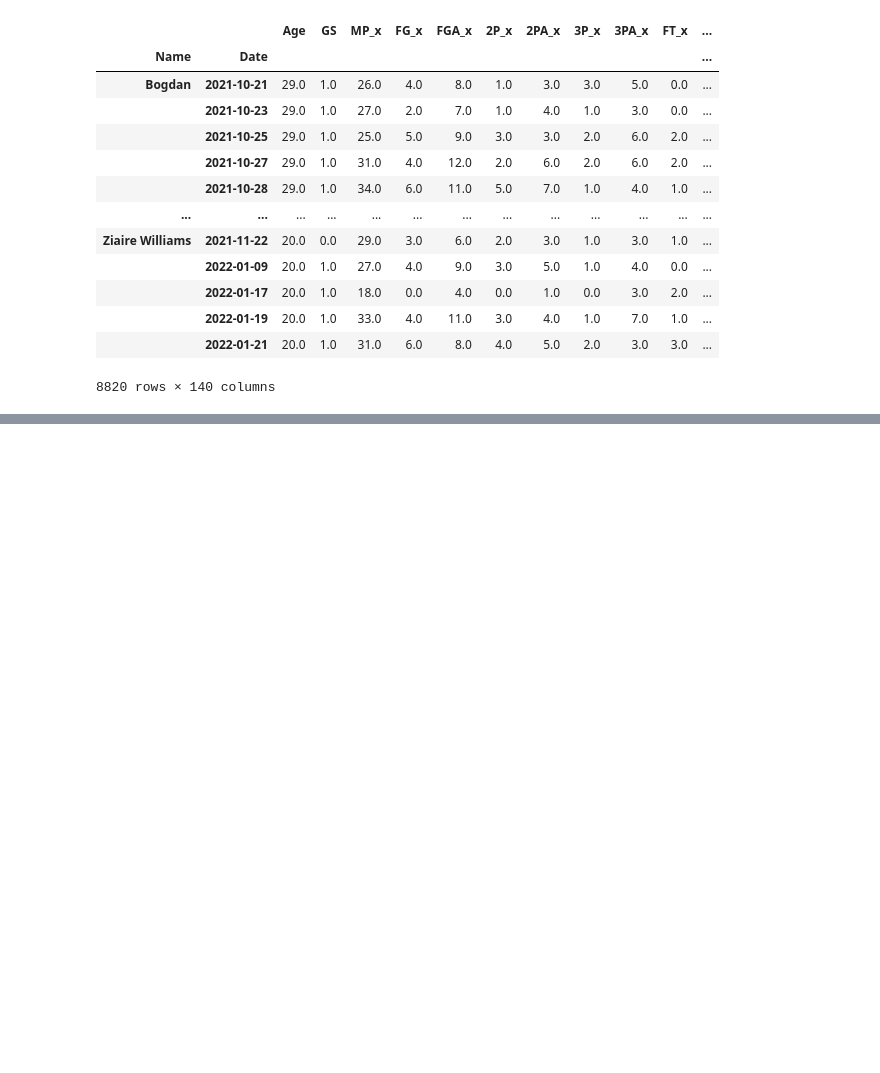
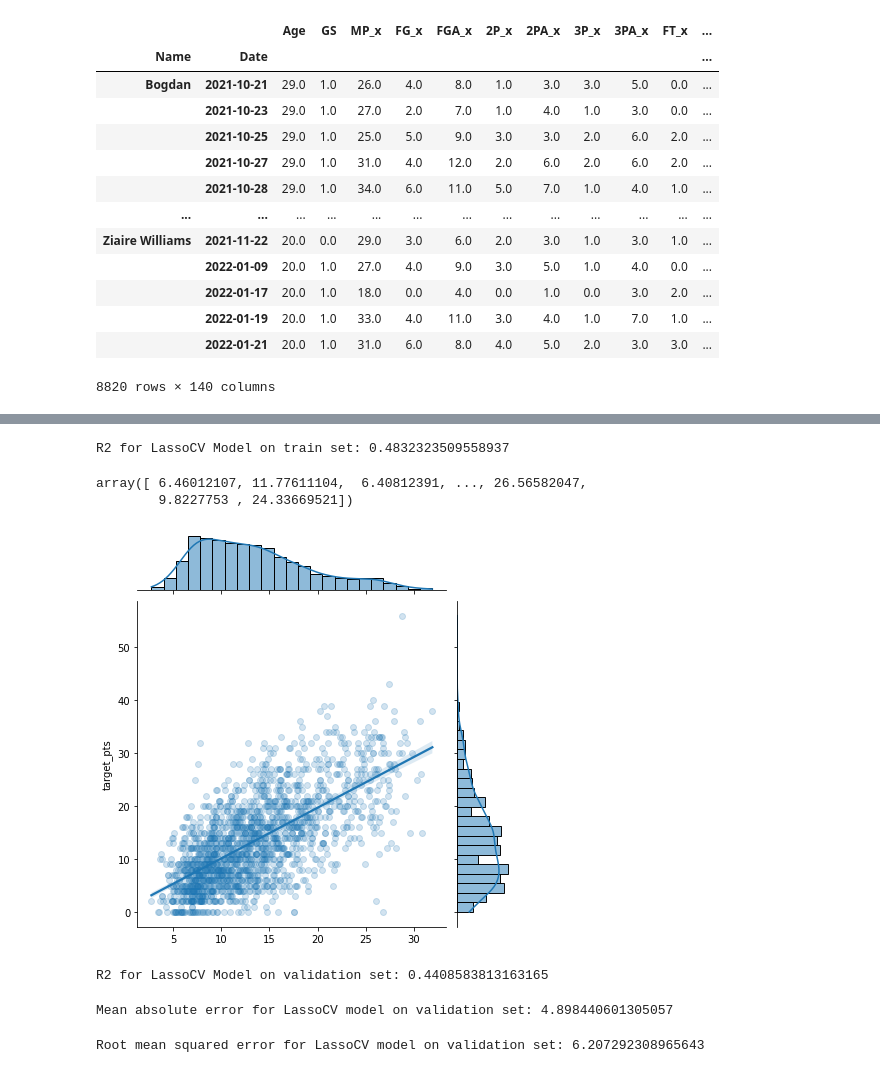
Before and after one commit to VinceDiR/Prop_Betting_Regression_Project, a Jupyter notebook: Modeling + Scoring (Step 4).ipynb, the cells around one changed output, grey strips where cells are left out. Drawn from its saved outputs; the diff is of its cells as text; code cells hidden in the pictures; blank space fills up the shorter version.

```diff
--- a/Modeling + Scoring (Step 4).ipynb
+++ b/Modeling + Scoring (Step 4).ipynb
@@ -57,0 +65,9 @@ Name: target_pts, Length: 8820, dtype: float64
+# %%
+X_train_scaled = scaler.fit_transform(X_train.values)
+# %%
+X_val_scaled = scaler.fit_transform(X_val.values)
+# %%
+alphavec = 10**np.linspace(-2,2,200)
+
+lasso_cv = LassoCV(alphas = alphavec, cv=5)
+lasso_cv.fit(X_train_scaled, y_train)
@@ -57,0 +113,27 @@ Name: target_pts, Length: 8820, dtype: float64
+# %%
+print('R2 for LassoCV Model on train set: ' + str(lasso_cv.score(X_train_scaled, y_train)))
+# %% [output]
+R2 for LassoCV Model on train set: 0.4832323509558937
+# %%
+val_set_preds = lasso_cv.predict(X_val_scaled)
+# %% [output]
+array([ 6.46012107, 11.77611104,  6.40812391, ..., 26.56582047,
+        9.8227753 , 24.33669521])
+# %%
+sns.jointplot(x=val_set_preds,y=y_val, kind='reg', joint_kws = {'scatter_kws':dict(alpha=0.2)});
+# %% [output]
+[figure, added]
+# %%
+print('R2 for LassoCV Model on validation set: ' + str(lasso_cv.score(X_val_scaled, y_val)))
+# %% [output]
+R2 for LassoCV Model on validation set: 0.4408583813163165
+# %%
+mae = mean_absolute_error(y_val, val_set_preds)
+print('Mean absolute error for LassoCV model on validation set: ' + str(mae))
+# %% [output]
+Mean absolute error for LassoCV model on validation set: 4.898440601305057
+# %%
+rmse = mean_squared_error(y_val, val_set_preds, squared=False)
+print('Root mean squared error for LassoCV model on validation set: ' + str(rmse))
+# %% [output]
+Root mean squared error for LassoCV model on validation set: 6.207292308965643
```
Also changed, not shown: parts of 35 cells of this notebook, 1 other file.
